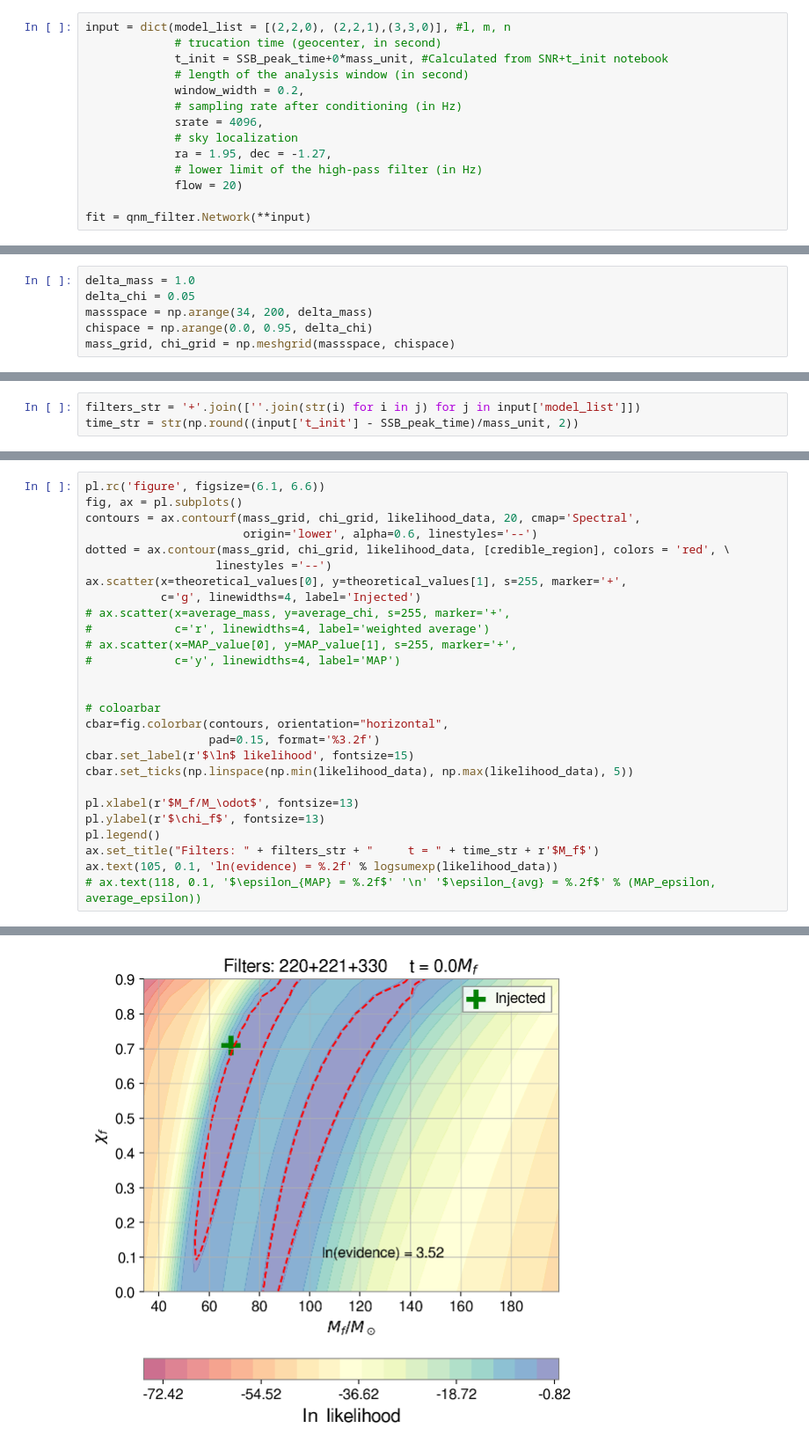
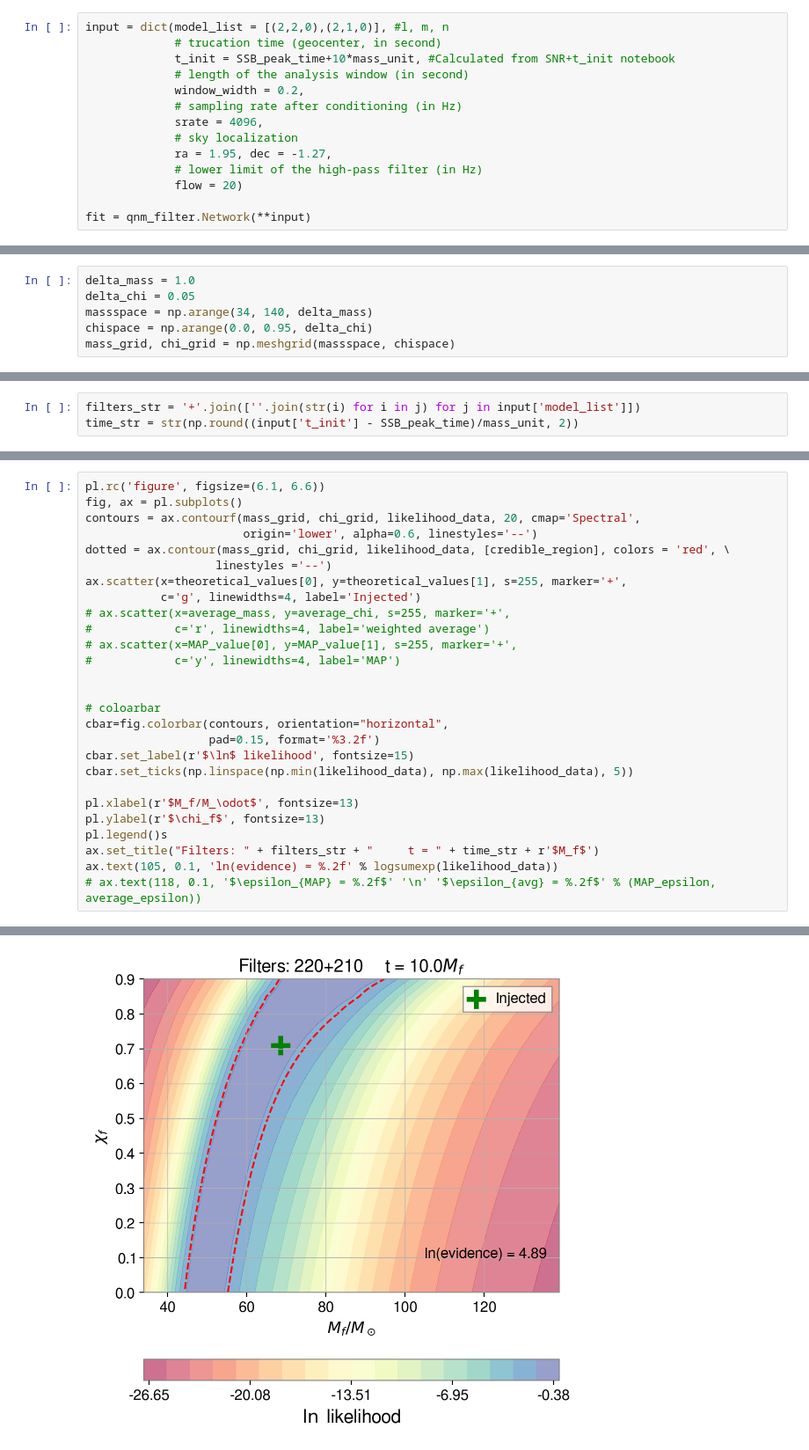
Before and after one commit to Lu-Neil/qnm_filter, a Jupyter notebook: code_demo/Systematics/Systematics MDC - colored noise.ipynb, the cells around one changed output, grey strips where cells are left out. Shown at 88% size. Drawn from its saved outputs; the diff is of its cells as text.

```diff
--- a/code_demo/Systematics/Systematics MDC - colored noise.ipynb
+++ b/code_demo/Systematics/Systematics MDC - colored noise.ipynb
@@ -64,9 +65,9 @@ pl.legend()
 # %%
 mass_unit = qnm_filter.Filter.mass_unit(theoretical_values[0])
 # %%
-input = dict(model_list = [(2,2,0), (2,2,1),(3,3,0)], #l, m, n
+input = dict(model_list = [(2,2,0),(2,1,0)], #l, m, n
              # trucation time (geocenter, in second)
-             t_init = SSB_peak_time+0*mass_unit, #Calculated from SNR+t_init notebook
+             t_init = SSB_peak_time+10*mass_unit, #Calculated from SNR+t_init notebook
              # length of the analysis window (in second)
              window_width = 0.2,
              # sampling rate after conditioning (in Hz)
@@ -108,7 +109,7 @@ fit.compute_SNR(0, template, 'H1', optimal=True)
 # %%
 delta_mass = 1.0
 delta_chi = 0.05
-massspace = np.arange(34, 200, delta_mass)
+massspace = np.arange(34, 140, delta_mass)
 chispace = np.arange(0.0, 0.95, delta_chi)
 mass_grid, chi_grid = np.meshgrid(massspace, chispace)
 # %%
@@ -160,7 +146,7 @@ cbar.set_ticks(np.linspace(np.min(likelihood_data), np.max(likelihood_data), 5))
 
 pl.xlabel(r'$M_f/M_\odot$', fontsize=13)
 pl.ylabel(r'$\chi_f$', fontsize=13)
-pl.legend()
+pl.legend()s
 ax.set_title("Filters: " + filters_str + "     t = " + time_str + r'$M_f$')
 ax.text(105, 0.1, 'ln(evidence) = %.2f' % logsumexp(likelihood_data))
 # ax.text(118, 0.1, '$\epsilon_{MAP} = %.2f$' '\n' '$\epsilon_{avg} = %.2f$' % (MAP_epsilon, average_epsilon))
@@ -169 +155 @@ Text(105, 0.1, 'ln(evidence) = 3.52')
-[figure, old version]
+[figure, new version]
```
Also changed, not shown: parts of 10 cells of this notebook, 2 other files.
